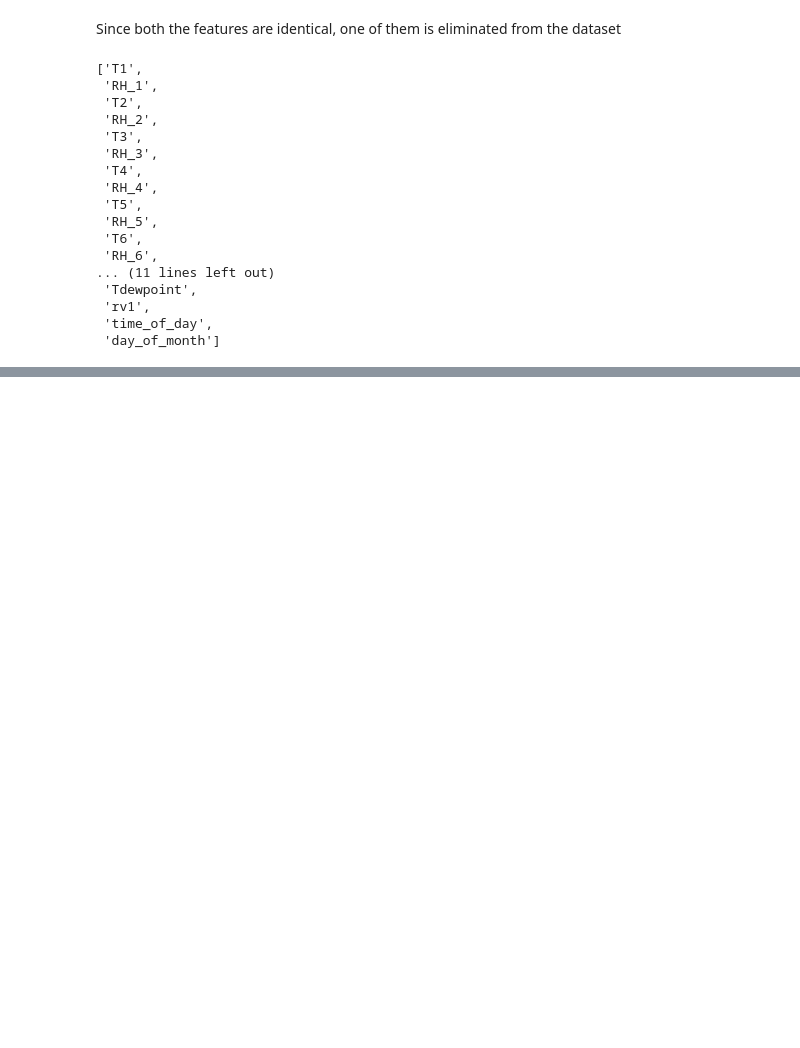
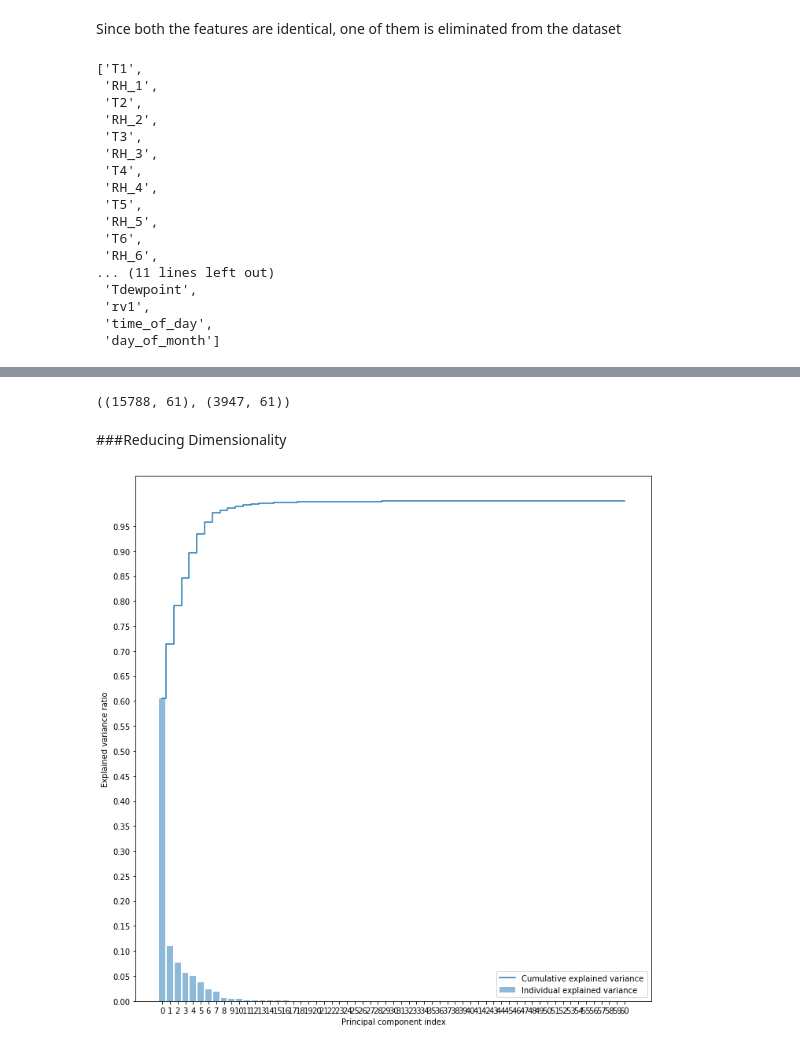
Before and after one commit to mahin-arvind/Appliance-Energy-Prediction, a Jupyter notebook: Appliance_Energy_Prediction.ipynb, the cells around one changed output, grey strips where cells are left out. Saved outputs shown, nothing was run; the diff lists cells and outputs as text; code cells hidden in the pictures; blank space fills up the shorter version.

```diff
--- a/Appliance_Energy_Prediction.ipynb
+++ b/Appliance_Energy_Prediction.ipynb
@@ -382,0 +549,8 @@ plt.show()
+# %%
+
+for ftr in categorical_feature:
+
+  one_hot = pd.get_dummies(df[ftr],prefix = ftr, prefix_sep='_')
+  df.drop(ftr, inplace = True, axis=1)
+  df = df.join(one_hot)
+df.info()
@@ -382,0 +580,3 @@ plt.show()
+# %%
+X,y = df.drop('Appliances', axis=1), df['Appliances']
+X_train, X_test, y_train, y_test = train_test_split(X,y, test_size =0.2,  random_state=5)
@@ -382,0 +595,41 @@ plt.show()
+# %%
+X_train_scaled.shape, X_test_scaled.shape
+# %% [output]
+((15788, 61), (3947, 61))
+# %% [markdown]
+###Reducing Dimensionality
+# %%
+from sklearn.decomposition import PCA
+#function to reduce dimension
+def do_PCA(X_train, X_test, n_components):
+
+  pca = PCA(n_components)
+  pca.fit(X)
+  X_train_PCA = pca.transform(X_train)
+  X_test_PCA = pca.transform(X_test)
+
+  exp_var_pca = pca.explained_variance_ratio_
+  cum_sum_eigenvalues = np.cumsum(exp_var_pca)
+
+  plt.figure(figsize = (10,10))
+  plt.bar(range(0,len(exp_var_pca)), exp_var_pca, alpha=0.5, align='center', label='Individual explained variance')
+  plt.step(range(0,len(cum_sum_eigenvalues)), cum_sum_eigenvalues, where='mid',label='Cumulative explained variance')
+  plt.yticks(ticks = np.arange(0,1,0.05))
+  plt.xticks(ticks = np.arange(0,n_components,1))
+  plt.ylabel('Explained variance ratio')
+  plt.xlabel('Principal component index')
+  plt.legend(loc='best')
+  plt.tight_layout()
+  plt.show()
+
+  columns = [ f"PCA{i}" for i in np.arange(0,n_components ,1) ]
+
+  X_train_PCA = pd.DataFrame(X_train_PCA, columns = columns )
+  X_test_PCA = pd.DataFrame(X_test_PCA, columns = columns )
+
+
+  return X_train_PCA,X_test_PCA
+# %%
+t1,t2 = do_PCA(X_train, X_test, n_components = 61)
+# %% [output]
+[figure, added]
```
Also changed, not shown: parts of 33 cells of this notebook.
